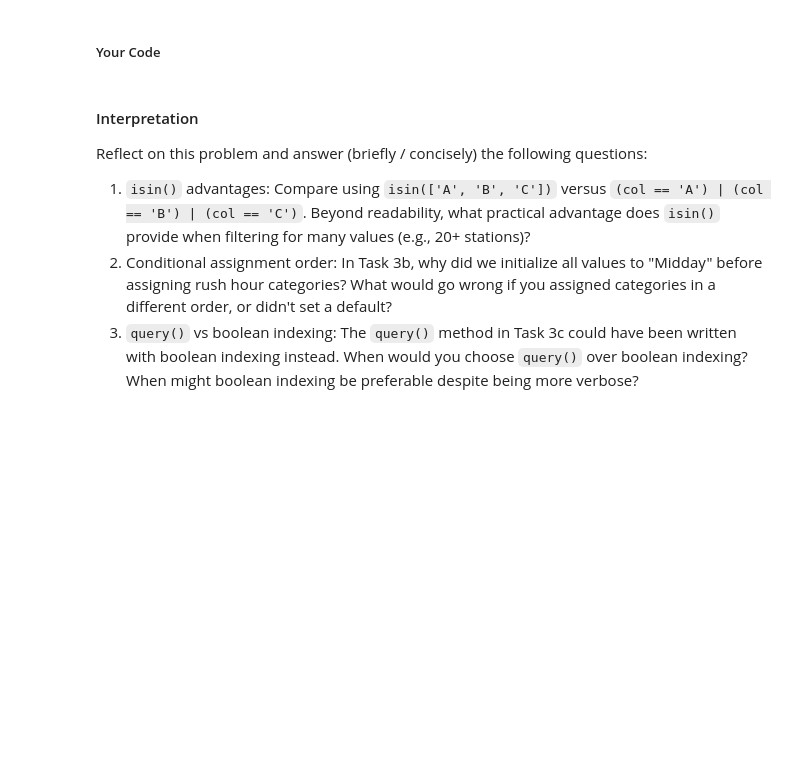
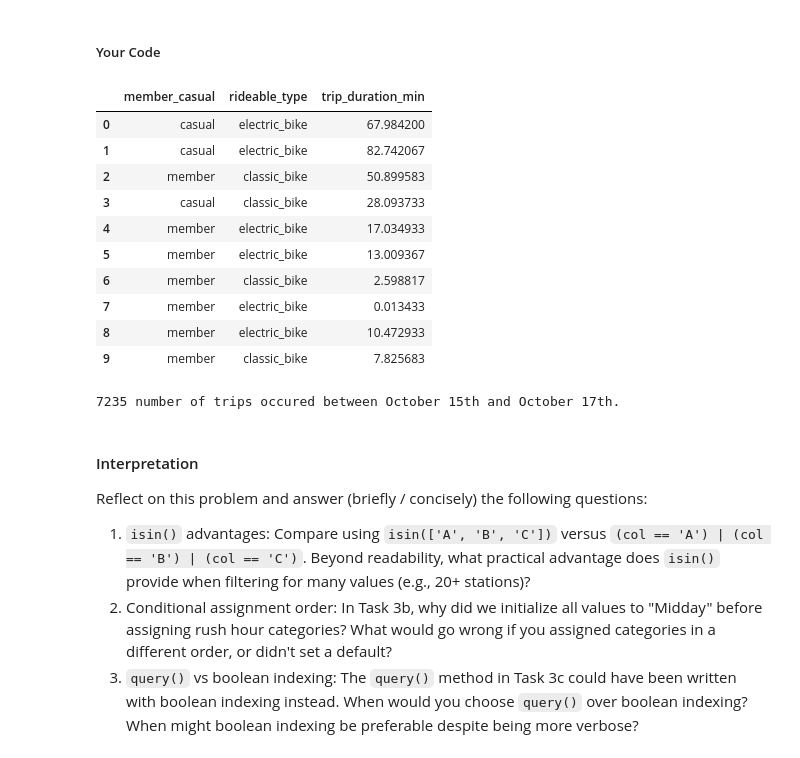
Before and after one commit to dev-festival/py4eda-work, a Jupyter notebook: homework/hw3b.ipynb, the cells around one changed output. Saved outputs shown, nothing was run; the diff lists cells and outputs as text; code cells hidden in the pictures; blank space fills up the shorter version.

```diff
--- a/homework/hw3b.ipynb
+++ b/homework/hw3b.ipynb
@@ -613,3 +633,8 @@ After creating both columns, use value_counts() on time_of_day to show the distr
 ##### Your Code
 # %%
 # Task 3b code here...
+#add is_weekend column
+rides['is_weekend'] = rides['started_at'].dt.dayofweek.isin([5, 6])
+
+is_weekend = rides[rides['is_weekend'].isin([True])]
+print(f"Number of weekend rides: {is_weekend.shape[0]}")
@@ -615,0 +643,14 @@ After creating both columns, use value_counts() on time_of_day to show the distr
+# %%
+# Add time_of_day column
+# Initialize the column to "Midday"
+rides['time_of_day'] = 'Midday'
+
+# Extract hour from the started_at column
+rides['hour'] = rides['started_at'].dt.hour
+
+# Use boolean masks with .loc to assign rush hour categories
+rides.loc[rides['hour'].isin([7, 8, 9]), 'time_of_day'] = 'Morning Rush'
+rides.loc[rides['hour'].isin([16, 17, 18]), 'time_of_day'] = 'Evening Rush'
+
+# Show the distribution
+rides['time_of_day'].value_counts()
@@ -646,6 +703,29 @@ Note: When using `iloc[]`, remember it's position-based (0-indexed). When using
 ##### Your Code
 # %%
 # Task 3d code here...
+# iloc -  Select first 10 showing only member_casual, rideable_type, and trip_duration_min columns
+rides.iloc[0:10][['member_casual', 'rideable_type', 'trip_duration_min']]
+# %% [output]
+|  | member_casual | rideable_type | trip_duration_min |
+| 0 | casual | electric_bike | 67.984200 |
+| 1 | casual | electric_bike | 82.742067 |
+| 2 | member | classic_bike | 50.899583 |
+| 3 | casual | classic_bike | 28.093733 |
+| 4 | member | electric_bike | 17.034933 |
+| 5 | member | electric_bike | 13.009367 |
+| 6 | member | classic_bike | 2.598817 |
+| 7 | member | electric_bike | 0.013433 |
+| 8 | member | electric_bike | 10.472933 |
+| 9 | member | classic_bike | 7.825683 |
+# %%
+# loc -  Select trips from October 15-17 of the same columns
+rides_indexed = rides.set_index('started_at')
+rides_indexed.loc['2024-10-15':'2024-10-17', ['member_casual', 'rideable_type', 'trip_duration_min']]
+
+task3d2 = rides_indexed.loc['2024-10-15':'2024-10-17', ['member_casual', 'rideable_type', 'trip_duration_min']]
+print(f"{task3d2.shape[0]} number of trips occured between October 15th and October 17th.")
+# %% [output]
+7235 number of trips occured between October 15th and October 17th.
 # %% [markdown]
 #### Interpretation
 
```
Also changed, not shown: parts of 10 cells of this notebook.
